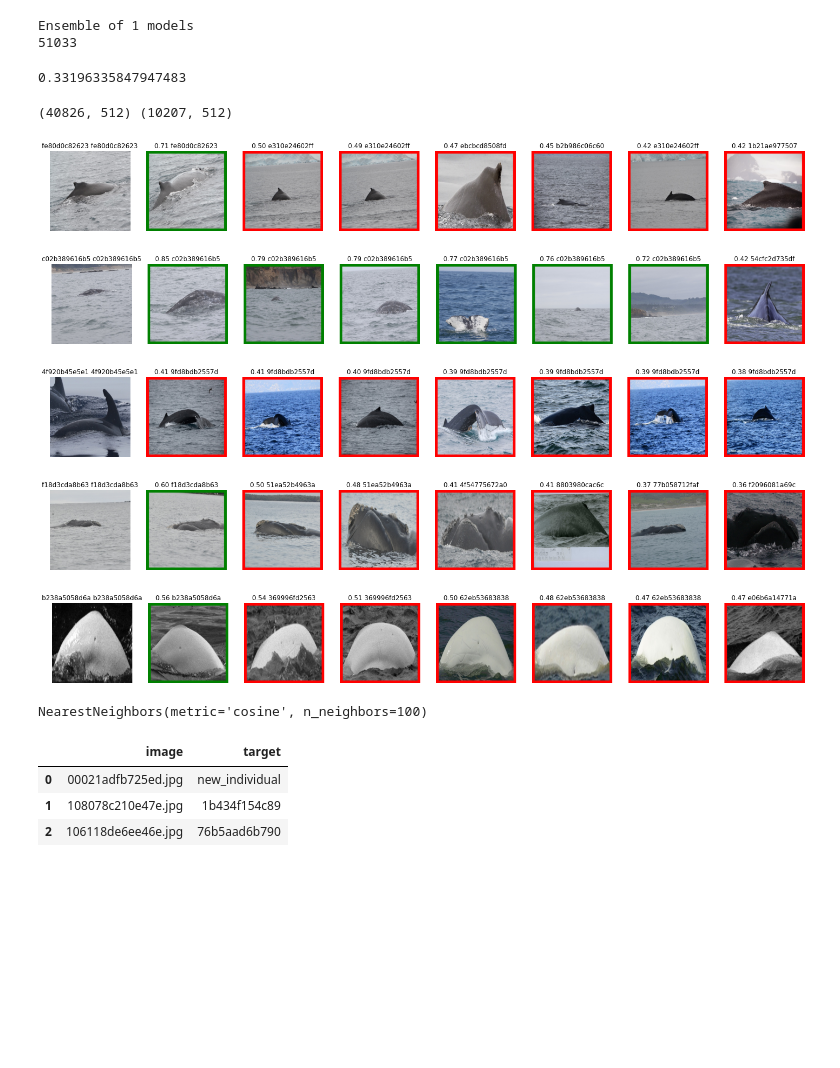
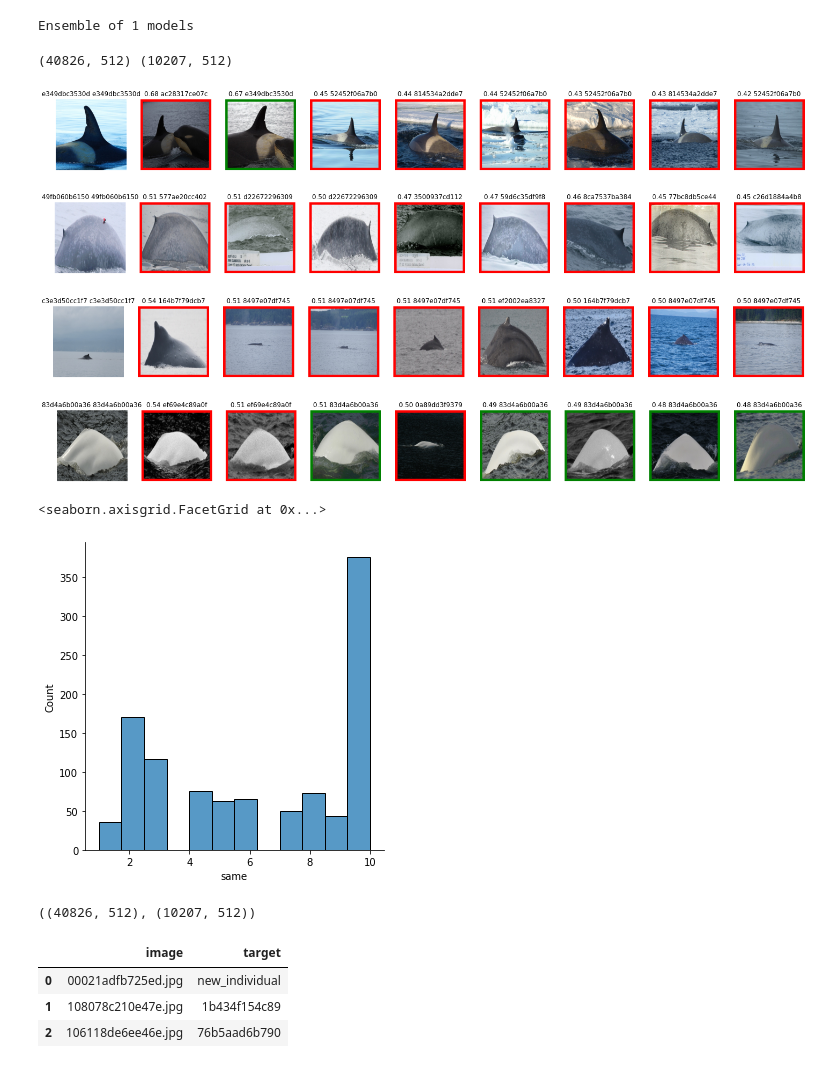
Before and after one commit to ptran1203/whale, a Jupyter notebook: eval.ipynb, the cells around one changed output. Cells and saved outputs as stored; diff of their text form; code cells hidden in the pictures; blank space fills up the shorter version.

```diff
--- a/eval.ipynb
+++ b/eval.ipynb
@@ -74,13 +74,11 @@ train_embs = get_emb(infer_dirs, 'train', weights)
 # test_embs = get_emb(infer_dirs, 'test', weights)
 val_embs = get_emb(infer_dirs, 'val', weights)
 
-train_embs = l2norm(train_embs)
+# train_embs = l2norm(train_embs)
 # test_embs = l2norm(test_embs)
-val_embs = l2norm(val_embs)
-print(len(train_embs) + len(val_embs))
+# val_embs = l2norm(val_embs)
 # %% [output]
 Ensemble of 1 models
-51033
 # %%
 val_df = train_df[train_df.subset == 'test'].reset_index()
 val_map = dict(zip(val_df.image, val_df.individual_id))
@@ -99,13 +97,11 @@ with open('individual_ids.json', 'r') as f:
 from evaluate import compute_sim, evaluate, map_per_image, compute_simv2
 from evaluate import *
 
-score, val_sim_df = evaluate(train_df, train_embs, val_embs, norm=True)
-val_sim_df["gt"] = val_sim_df.image.map(val_map)
-val_sim_df["map"] = val_sim_df.apply(lambda row: map_per_image(row["gt"], row.predictions.split(" ")), axis=1)
-val_sim_df = val_sim_df.sort_values("map")
-print(score)
+# score, val_sim_df = evaluate(train_df, train_embs, val_embs, norm=True)
+# val_sim_df["gt"] = val_sim_df.image.map(val_map)
+# val_sim_df["map"] = val_sim_df.apply(lambda row: map_per_image(row["gt"], row.predictions.split(" ")), axis=1)
+# val_sim_df = val_sim_df.sort_values("map")
+# print(score)
-# %% [output]
-0.33196335847947483
 # %%
 train_k, train_v = dict2list(train_embs)
 test_k, test_v = dict2list(val_embs)
@@ -126,49 +122,51 @@ cosines = np.matmul(test_v, train_v.T)
 # %%
 def add_border(img, color):
     bordersize = 14
     return cv2.copyMakeBorder(
         img,
         top=bordersize,
         bottom=bordersize,
         left=bordersize,
         right=bordersize,
         borderType=cv2.BORDER_CONSTANT,
         value=color
     )
 
 c = 0
 for i, scores in enumerate(cosines):
-    if np.random.rand() < 0.1:
-        top = 7
+    if np.random.rand() < 0.5:
+        top = 8
         sort_idx = np.argsort(-scores)
         topk = [train_k[j] for j in sort_idx[:top]]
         topk_score = [scores[j] for j in sort_idx[:top]]
         topk_id = [train_map[x] for x in topk]
         qid = test_k[i]
         gt = train_map[qid]
+        if gt == topk_id[0] or topk_score[0] <= 0.5:
+            continue
         c+=1
-        imgs = [cv2.imread(f'{train_img_dir}/{qid}')[:,:,::-1]]
-        for k, l in zip(topk, topk_id):
-            im = cv2.imread(f'{train_img_dir}/{k}')[:,:,::-1]
-            im = add_border(im, color=(255, 0, 0) if gt != l else (0, 128, 0))
-            imgs.append(im)
-        # Show image
-        fig = plt.figure(figsize=(25, 4))
-        columns = top + 1
-        rows = 1
-        for i2 in range(0, columns*rows):
-            fig.add_subplot(rows, columns, i2+1)
-            plt.title(f'{gt} {id_map[qid]}' if i2 == 0 else f'{topk_score[i2 - 1]:.2f} {id_map[topk[i2 -1]]}')
-            plt.imshow(imgs[i2])
-            plt.axis('off')
 
-        plt.show()
+        if c < 5:
+            imgs = [cv2.imread(f'{train_img_dir}/{qid}')[:,:,::-1]]
+            for k, l in zip(topk, topk_id):
+                im = cv2.imread(f'{train_img_dir}/{k}')[:,:,::-1]
+                im = add_border(im, color=(255, 0, 0) if gt != l else (0, 128, 0))
+                imgs.append(im)
+            # Show image
+            fig = plt.figure(figsize=(25, 4))
+            columns = top + 1
+            rows = 1
+            for i2 in range(0, columns*rows):
+                fig.add_subplot(rows, columns, i2+1)
+                plt.title(f'{gt} {id_map[qid]}' if i2 == 0 else f'{topk_score[i2 - 1]:.2f} {id_map[topk[i2 -1]]}')
+                plt.imshow(imgs[i2])
+                plt.axis('off')
 
-    if c == 5:
-        break
+            plt.show()
+        else:
+            break
 # %% [output]
-[figure, old version]
+[figure, new version]
-[figure, old version]
+[figure, new version]
-[figure, old version]
+[figure, new version]
-[figure, old version]
+[figure, new version]
-[figure, removed]
@@ -175,15 +191,23 @@ for i, scores in enumerate(cosines):
+# %%
+sns.displot(pred_df.query('~correct & score0 >=0.5')['same'])
+# sns.displot(pred_df.query('~correct')['same'])
+# %% [output]
+<seaborn.axisgrid.FacetGrid at 0x...>
+[figure, added]
 # %%
 ## TEST CV
 from sklearn.neighbors import NearestNeighbors
 n_neighbors = 100
 knn = NearestNeighbors(n_neighbors=n_neighbors,metric='cosine')
 
-val_pred = pickle_load(infer_dirs[0] + '/val_pred.pkl')
+# val_pred = pickle_load(infer_dirs[0] + '/val_pred.pkl')
 train_k, train_v = dict2list(train_embs)
+# raw_val_embs = {k:v for k, v in raw_val_embs.items() if k in train_map}
 val_k, val_v = dict2list(val_embs)
 knn.fit(train_v)
+train_v.shape, val_v.shape
 # %% [output]
-NearestNeighbors(metric='cosine', n_neighbors=100)
+((40826, 512), (10207, 512))
 # %%
 train_ids = np.unique([train_map[x] for x in train_k])
 allowed = []
```
Also changed, not shown: parts of 10 cells of this notebook, 3 other files.
